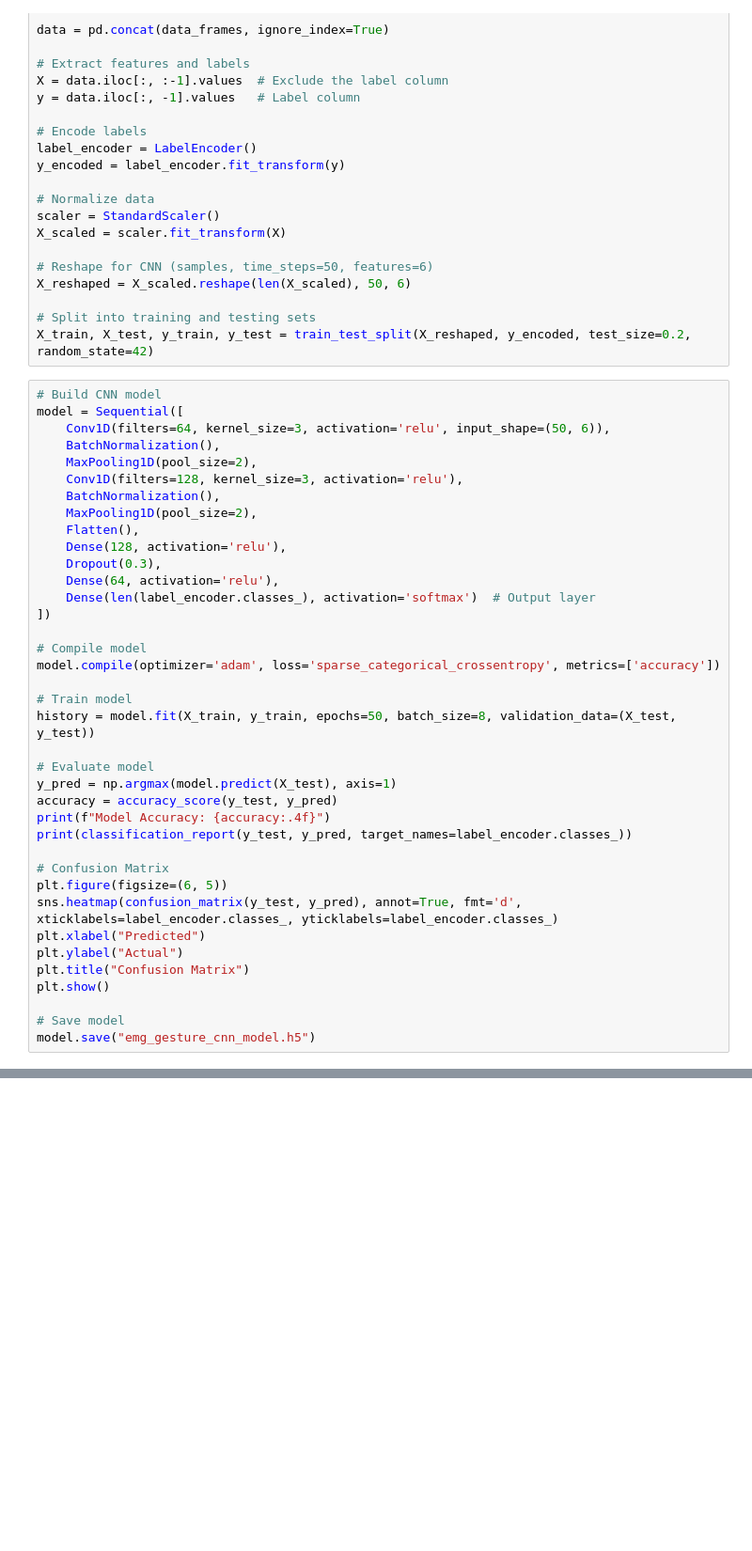
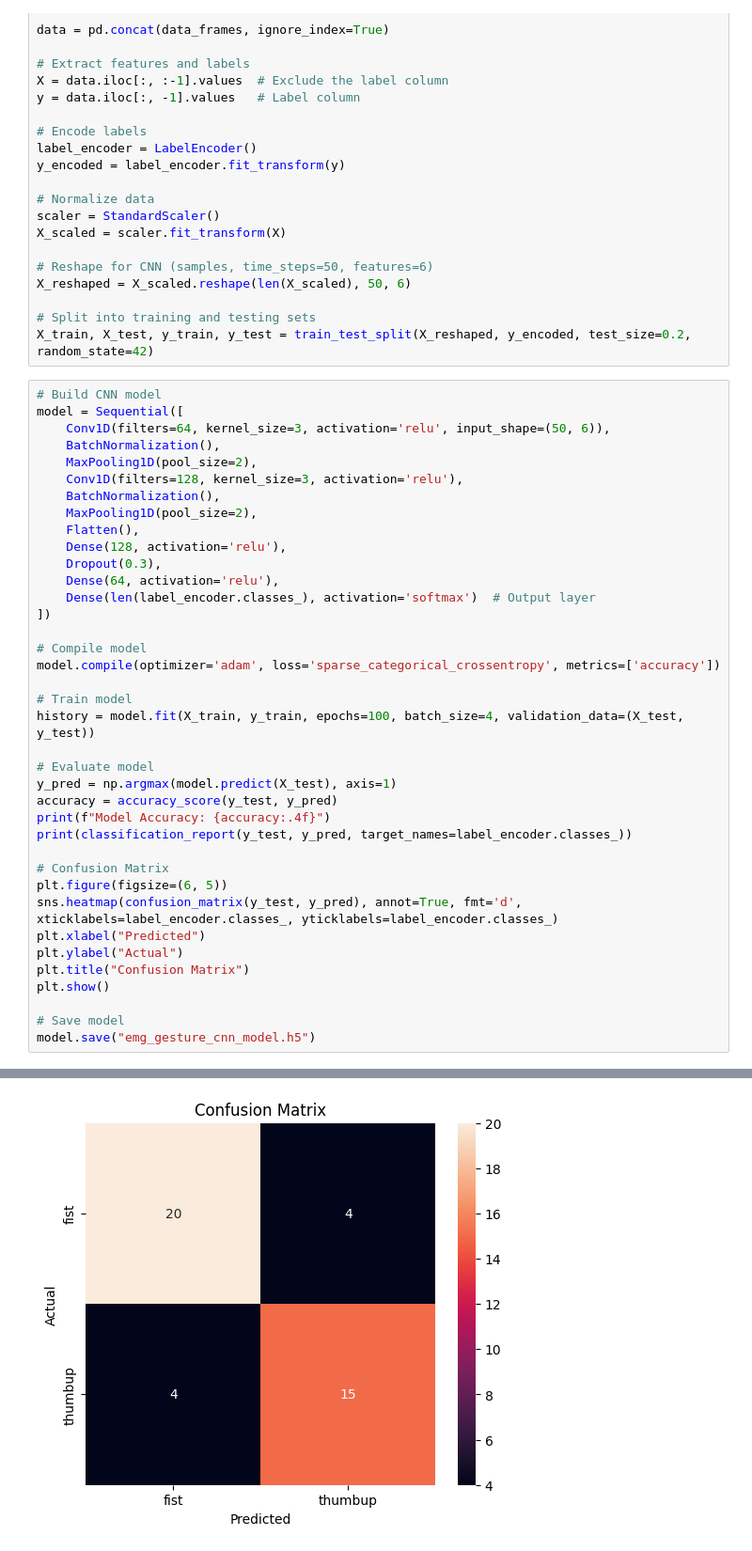
Before and after one commit to MalayP27/SE4450-G24-TheraHaptics, a Jupyter notebook: Hardware/Machine_Learning/2_2_convolutionalNeuralNetwork.ipynb, the cells around one changed output, grey strips where cells are left out. Shown: that part at 94% size. Cells and saved outputs as stored; diff of their text form; blank space fills up the shorter version.

```diff
--- a/Hardware/Machine_Learning/2_2_convolutionalNeuralNetwork.ipynb
+++ b/Hardware/Machine_Learning/2_2_convolutionalNeuralNetwork.ipynb
@@ -62,7 +62,7 @@ model = Sequential([
 model.compile(optimizer='adam', loss='sparse_categorical_crossentropy', metrics=['accuracy'])
 
 # Train model
-history = model.fit(X_train, y_train, epochs=50, batch_size=8, validation_data=(X_test, y_test))
+history = model.fit(X_train, y_train, epochs=100, batch_size=4, validation_data=(X_test, y_test))
 
 # Evaluate model
 y_pred = np.argmax(model.predict(X_test), axis=1)
@@ -101,0 +102 @@ Epoch 39/50
+[figure, added]
```
Also changed, not shown: parts of 1 cell of this notebook, 4 other files.
